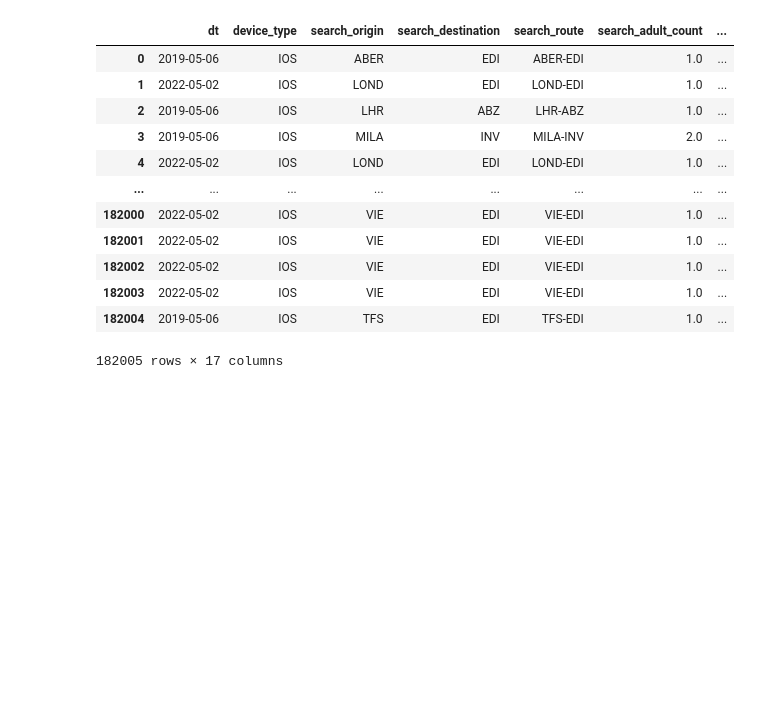
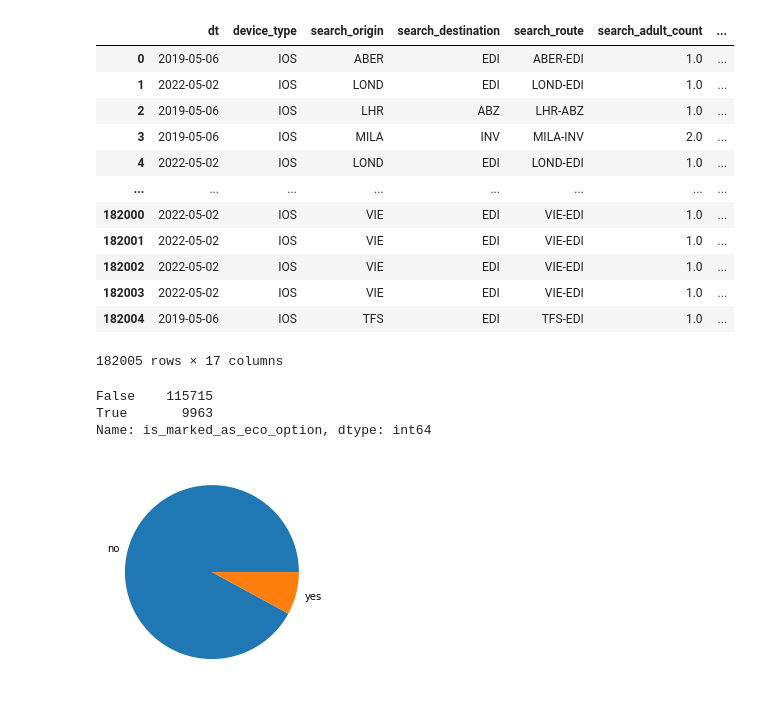
Before and after one commit to bluetail14/Visit_Scotland_Project_2022, a Jupyter notebook: VisitScotland_data_prep.ipynb, the cells around one changed output. Saved outputs shown, nothing was run; the diff lists cells and outputs as text; code cells hidden in the pictures; blank space fills up the shorter version.

```diff
--- a/VisitScotland_data_prep.ipynb
+++ b/VisitScotland_data_prep.ipynb
@@ -277,5 +277,19 @@ df_clean
 | 182003 | 2022-05-02 | IOS | VIE | EDI | VIE-EDI | 1.0 | ... |
 | 182004 | 2019-05-06 | IOS | TFS | EDI | TFS-EDI | 1.0 | ... |
 182005 rows × 17 columns
+# %%
+df_clean.is_marked_as_eco_option.value_counts()
+# %% [output]
+False    115715
+True       9963
+Name: is_marked_as_eco_option, dtype: int64
+# %%
+# Visualising the Eco option.
+
+mylabels =df_clean.is_marked_as_eco_option.value_counts()
+plt.pie(df_clean.is_marked_as_eco_option.value_counts(), labels = ['no', 'yes'])
+plt.show()
+# %% [output]
+[figure, added]
 # %%
 df_clean.to_csv('skyscan_cleaned.csv')
```
Also changed, not shown: parts of 1 cell of this notebook.
